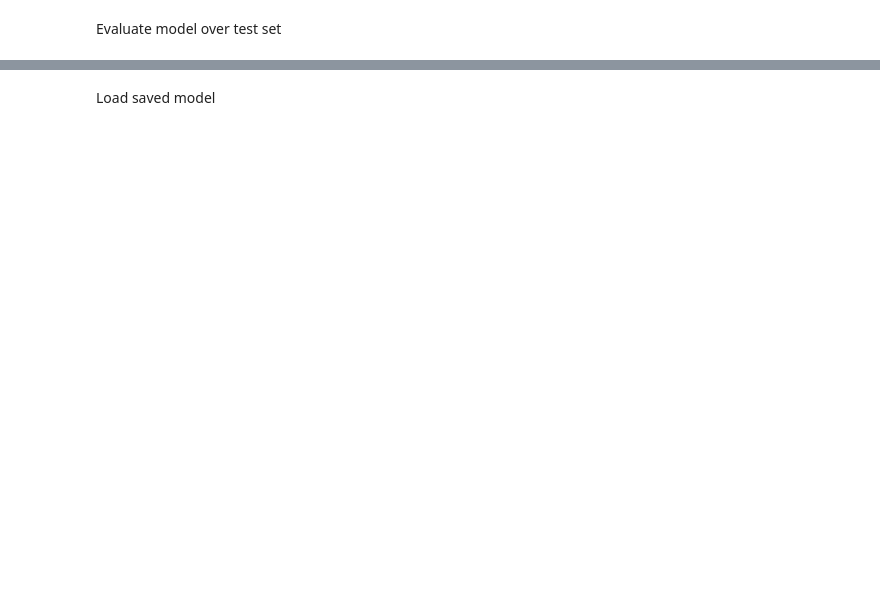
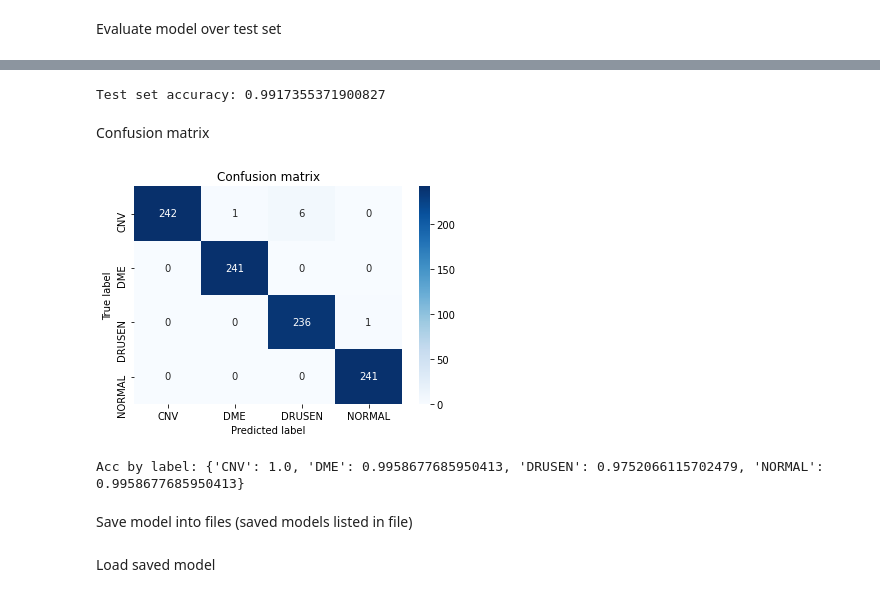
Before and after one commit to HpcDataLab/DL_ENESJ_IMO, a Jupyter notebook: AlexNet.ipynb, the cells around one changed output, grey strips where cells are left out. Saved outputs shown, nothing was run; the diff lists cells and outputs as text; code cells hidden in the pictures; blank space fills up the shorter version.

Commit message:
Cofusion matrix created. evaluate per label accuracy. Write trained model into file

```diff
--- a/AlexNet.ipynb
+++ b/AlexNet.ipynb
@@ -124,7 +151,7 @@ scheduler = optim.lr_scheduler.ReduceLROnPlateau(optimizer, 'min', verbose=True)
 def train(model, data_loader, criterion, optimizer, scheduler = None, num_epochs=100, seed=None):
     since = time.time()
     if seed:
-        random .seed(seed)
+        random.seed(seed)
 
     train_batch_loss = []
     train_epoch_loss = []
@@ -233,2 +244,0 @@ torch.save(trainedLimoModel, path + netID + ".pth")
-# %% [markdown]
-Load saved model
@@ -237,0 +245,33 @@ model.eval()
+# %%
+trainedLimoModel.eval() # set model to be evaluated (ignore grads)
+confMatrix = np.zeros((num_labels, num_labels), dtype=int)
+trainedLimoModel.eval()
+for batchNum, (inputs, labels) in enumerate(data_loader["test"]):
+    outputs = trainedLimoModel(inputs)
+    _, preds = torch.max(outputs, 1)
+    for i, pred in enumerate(preds):
+        confMatrix[pred, labels[i]] += 1
+
+testAcc = confMatrix.trace() / confMatrix.sum()
+print(f'Test set accuracy: {testAcc}')
+# %% [output]
+Test set accuracy: 0.9917355371900827
+# %% [markdown]
+Confusion matrix
+# %%
+import seaborn as sns
+x_axis_labels = labels_list # labels for x-axis
+y_axis_labels = labels_list # labels for y-axis
+ax = sns.heatmap(confMatrix, cmap="Blues", annot=True, fmt="d", xticklabels=x_axis_labels, yticklabels=y_axis_labels)
+plt.xlabel("Predicted label")
+plt.ylabel("True label")
+plt.title("Confusion matrix");
+# %% [output]
+[figure, added]
+# %%
+accLabel = {labels_list[lab]: confMatrix[lab, lab] / sum(confMatrix[:, lab]) for lab in range(num_labels)}
+print(f"Acc by label: {accLabel}")
+# %% [output]
+Acc by label: {'CNV': 1.0, 'DME': 0.9958677685950413, 'DRUSEN': 0.9752066115702479, 'NORMAL': 0.9958677685950413}
+# %% [markdown]
+Save model into files (saved models listed in file)
@@ -237,0 +284,2 @@ model.eval()
+# %% [markdown]
+Load saved model
```
Also changed, not shown: parts of 14 cells of this notebook.
